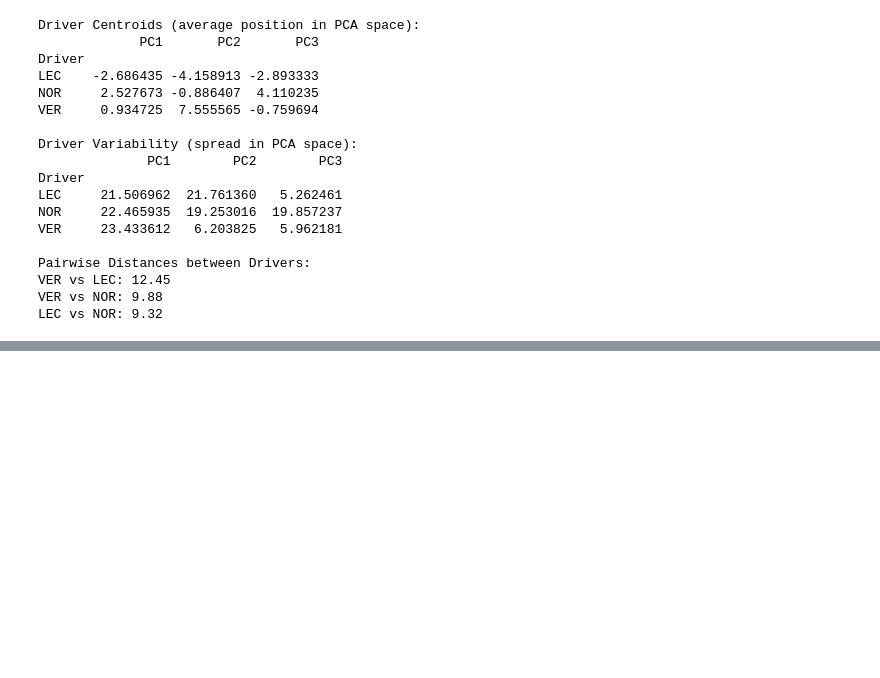
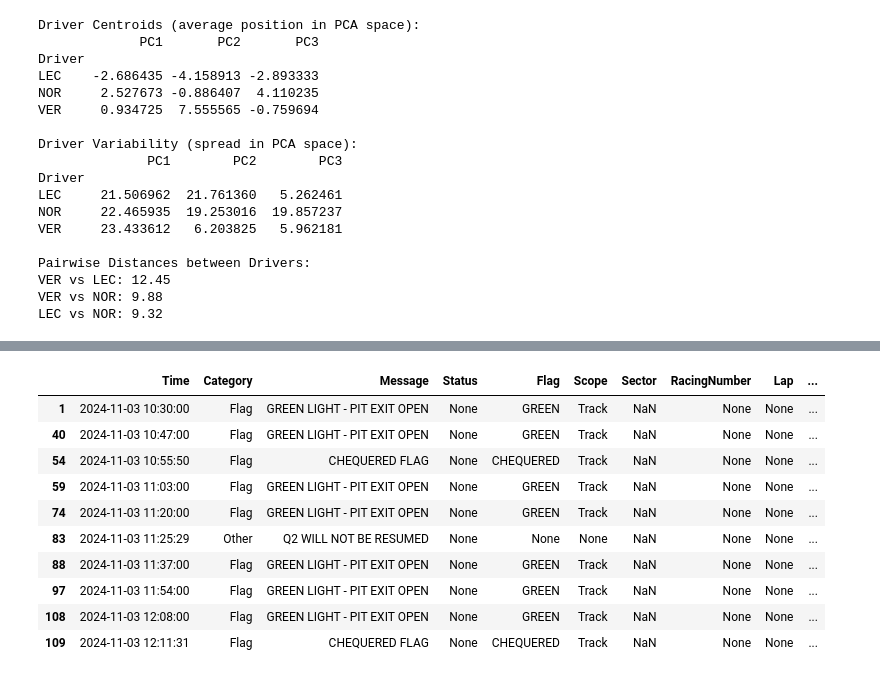
Before and after one commit to akatelync/f1-exploration, a Jupyter notebook: sample_notebook.ipynb, the cells around one changed output, grey strips where cells are left out. Drawn from its saved outputs; the diff is of its cells as text; code cells hidden in the pictures; blank space fills up the shorter version.

```diff
--- a/sample_notebook.ipynb
+++ b/sample_notebook.ipynb
@@ -351,0 +437,5 @@ LEC vs NOR: 9.32
+# %%
+race_control_df = session.race_control_messages
+quali_sessions = race_control_df[(race_control_df.Message.str.contains("GREEN LIGHT")) |
+                                    (race_control_df.Message.str.contains("CHEQUERED FLAG")) |
+                                    (race_control_df.Message.str.contains("WILL NOT BE RESUMED"))]
@@ -351,0 +456,34 @@ LEC vs NOR: 9.32
+# %%
+quali_sessions["GreenLightCount"] = (quali_sessions["Message"].str.contains("GREEN LIGHT")
+                                        .groupby((quali_sessions["Message"] != quali_sessions["Message"].shift()).cumsum())
+                                        .cumsum())
+# quali_sessions = quali_sessions[quali_sessions["GreenLightCount"] == 1]
+
+# quali_sessions["QualiSession"] = [
+#     "Q" + str(i) for i in range(1, len(quali_sessions) + 1)]
+# quali_sessions = quali_sessions[["Time", "QualiSession"]]
+
+# q1_mask = (laps_df["LapStartDate"] >= quali_sessions.loc[quali_sessions["QualiSession"] == "Q1", "Time"].iloc[0]) & \
+#     (laps_df["LapStartDate"] <
+#         quali_sessions.loc[quali_sessions["QualiSession"] == "Q2", "Time"].iloc[0])
+
+# q2_mask = (laps_df["LapStartDate"] >= quali_sessions.loc[quali_sessions["QualiSession"] == "Q2", "Time"].iloc[0]) & \
+#     (laps_df["LapStartDate"] <
+#         quali_sessions.loc[quali_sessions["QualiSession"] == "Q3", "Time"].iloc[0])
+
+# q3_mask = laps_df["LapStartDate"] >= quali_sessions.loc[quali_sessions["QualiSession"]
+#                                                         == "Q3", "Time"].iloc[0]
+# %%
+quali_sessions
+# %% [output]
+|  | Time | Category | Message | Status | Flag | Scope | Sector | RacingNumber | Lap | ... |
+| 1 | 2024-11-03 10:30:00 | Flag | GREEN LIGHT - PIT EXIT OPEN | None | GREEN | Track | NaN | None | None | ... |
+| 40 | 2024-11-03 10:47:00 | Flag | GREEN LIGHT - PIT EXIT OPEN | None | GREEN | Track | NaN | None | None | ... |
+| 54 | 2024-11-03 10:55:50 | Flag | CHEQUERED FLAG | None | CHEQUERED | Track | NaN | None | None | ... |
+| 59 | 2024-11-03 11:03:00 | Flag | GREEN LIGHT - PIT EXIT OPEN | None | GREEN | Track | NaN | None | None | ... |
+| 74 | 2024-11-03 11:20:00 | Flag | GREEN LIGHT - PIT EXIT OPEN | None | GREEN | Track | NaN | None | None | ... |
+| 83 | 2024-11-03 11:25:29 | Other | Q2 WILL NOT BE RESUMED | None | None | None | NaN | None | None | ... |
+| 88 | 2024-11-03 11:37:00 | Flag | GREEN LIGHT - PIT EXIT OPEN | None | GREEN | Track | NaN | None | None | ... |
+| 97 | 2024-11-03 11:54:00 | Flag | GREEN LIGHT - PIT EXIT OPEN | None | GREEN | Track | NaN | None | None | ... |
+| 108 | 2024-11-03 12:08:00 | Flag | GREEN LIGHT - PIT EXIT OPEN | None | GREEN | Track | NaN | None | None | ... |
+| 109 | 2024-11-03 12:11:31 | Flag | CHEQUERED FLAG | None | CHEQUERED | Track | NaN | None | None | ... |
```
Also changed, not shown: parts of 10 cells of this notebook, 3 other files.
